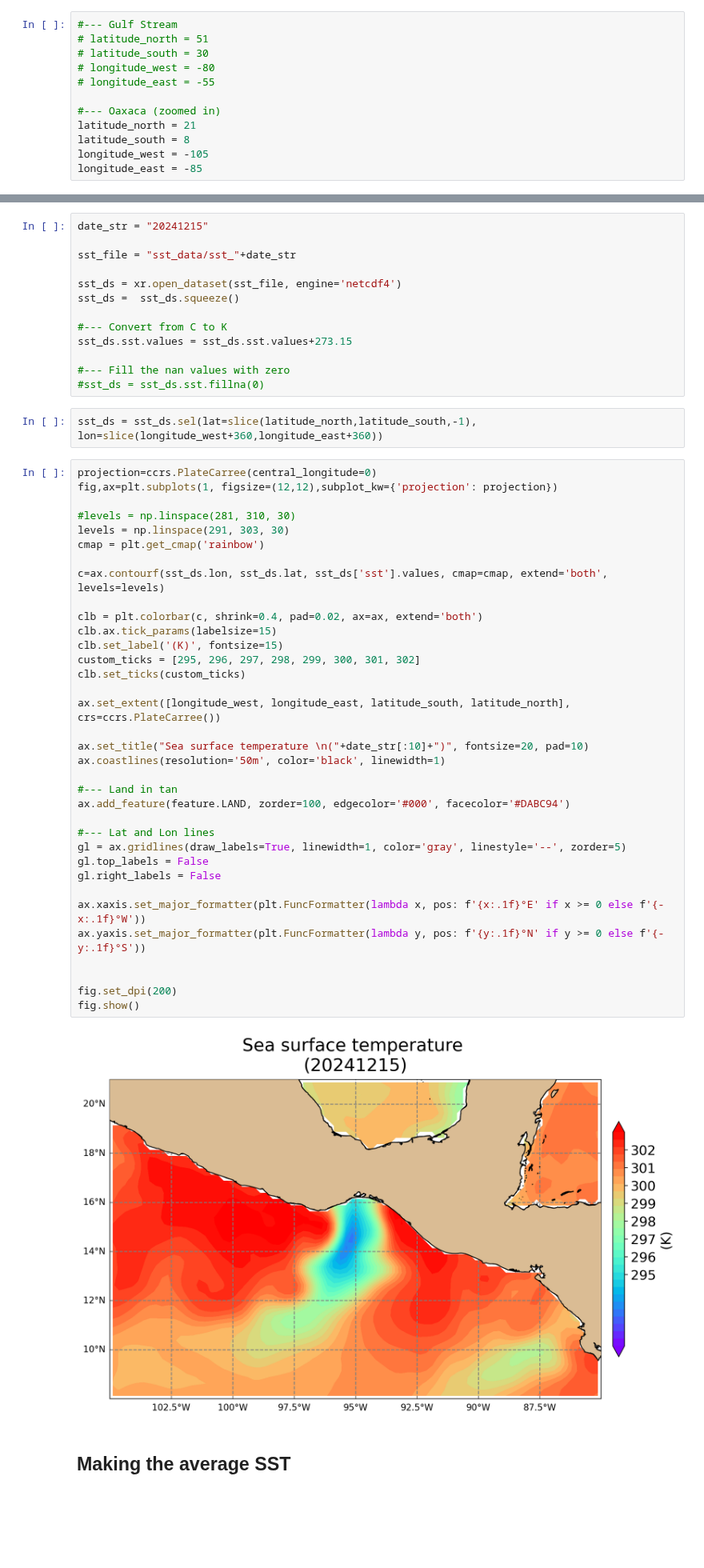
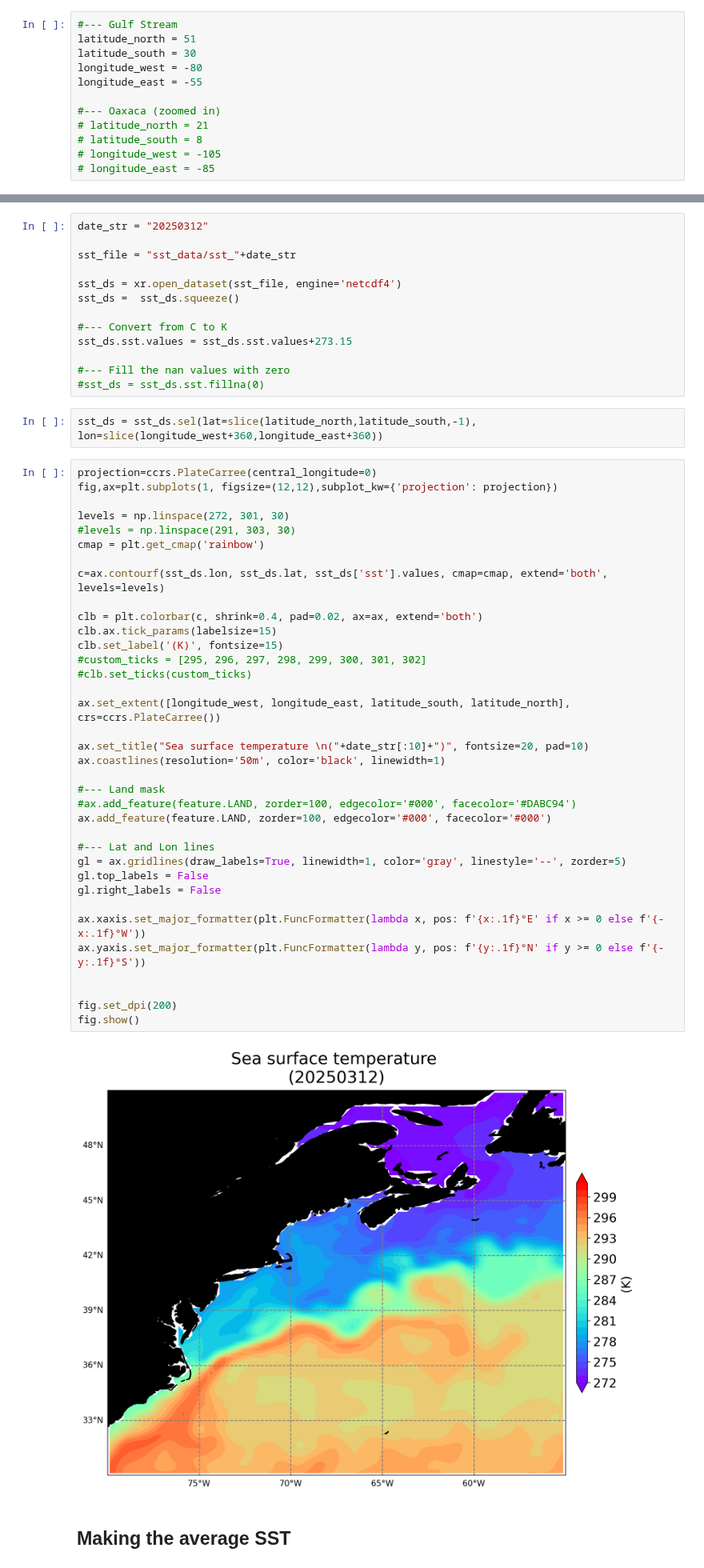
Before and after one commit to jesseturner/FLC_Workspace_3, a Jupyter notebook: SST.ipynb, the cells around one changed output, grey strips where cells are left out. Shown at 80% size. Drawn from its saved outputs; the diff is of its cells as text; blank space fills up the shorter version.

```diff
--- a/SST.ipynb
+++ b/SST.ipynb
@@ -7,20 +7,20 @@ import cartopy.feature as feature
 import glob
 # %%
 #--- Gulf Stream
-# latitude_north = 51
-# latitude_south = 30
-# longitude_west = -80
-# longitude_east = -55
+latitude_north = 51
+latitude_south = 30
+longitude_west = -80
+longitude_east = -55
 
 #--- Oaxaca (zoomed in)
-latitude_north = 21
-latitude_south = 8
-longitude_west = -105
-longitude_east = -85
+# latitude_north = 21
+# latitude_south = 8
+# longitude_west = -105
+# longitude_east = -85
 # %% [markdown]
 ## Plotting a single day SST
 # %%
-date_str = "20241215"
+date_str = "20250312"
 
 sst_file = "sst_data/sst_"+date_str
 
@@ -37,40 +37,41 @@ sst_ds = sst_ds.sel(lat=slice(latitude_north,latitude_south,-1), lon=slice(longi
 # %%
 projection=ccrs.PlateCarree(central_longitude=0)
 fig,ax=plt.subplots(1, figsize=(12,12),subplot_kw={'projection': projection})
 
-#levels = np.linspace(281, 310, 30)
-levels = np.linspace(291, 303, 30)
+levels = np.linspace(272, 301, 30)
+#levels = np.linspace(291, 303, 30)
 cmap = plt.get_cmap('rainbow')
 
 c=ax.contourf(sst_ds.lon, sst_ds.lat, sst_ds['sst'].values, cmap=cmap, extend='both', levels=levels)
 
 clb = plt.colorbar(c, shrink=0.4, pad=0.02, ax=ax, extend='both')
 clb.ax.tick_params(labelsize=15)
 clb.set_label('(K)', fontsize=15)
-custom_ticks = [295, 296, 297, 298, 299, 300, 301, 302]
-clb.set_ticks(custom_ticks)
+#custom_ticks = [295, 296, 297, 298, 299, 300, 301, 302]
+#clb.set_ticks(custom_ticks)
 
 ax.set_extent([longitude_west, longitude_east, latitude_south, latitude_north], crs=ccrs.PlateCarree())
 
 ax.set_title("Sea surface temperature \n("+date_str[:10]+")", fontsize=20, pad=10)
 ax.coastlines(resolution='50m', color='black', linewidth=1)
 
-#--- Land in tan
-ax.add_feature(feature.LAND, zorder=100, edgecolor='#000', facecolor='#DABC94')
+#--- Land mask
+#ax.add_feature(feature.LAND, zorder=100, edgecolor='#000', facecolor='#DABC94')
+ax.add_feature(feature.LAND, zorder=100, edgecolor='#000', facecolor='#000')
 
 #--- Lat and Lon lines
 gl = ax.gridlines(draw_labels=True, linewidth=1, color='gray', linestyle='--', zorder=5)
 gl.top_labels = False
 gl.right_labels = False
 
 ax.xaxis.set_major_formatter(plt.FuncFormatter(lambda x, pos: f'{x:.1f}°E' if x >= 0 else f'{-x:.1f}°W'))
 ax.yaxis.set_major_formatter(plt.FuncFormatter(lambda y, pos: f'{y:.1f}°N' if y >= 0 else f'{-y:.1f}°S'))
 
 
 fig.set_dpi(200)
 fig.show()
 # %% [output]
-[figure, old version]
+[figure, new version]
 # %% [markdown]
 ## Making the average SST
 # %%
```
Also changed, not shown: 2 other files.
